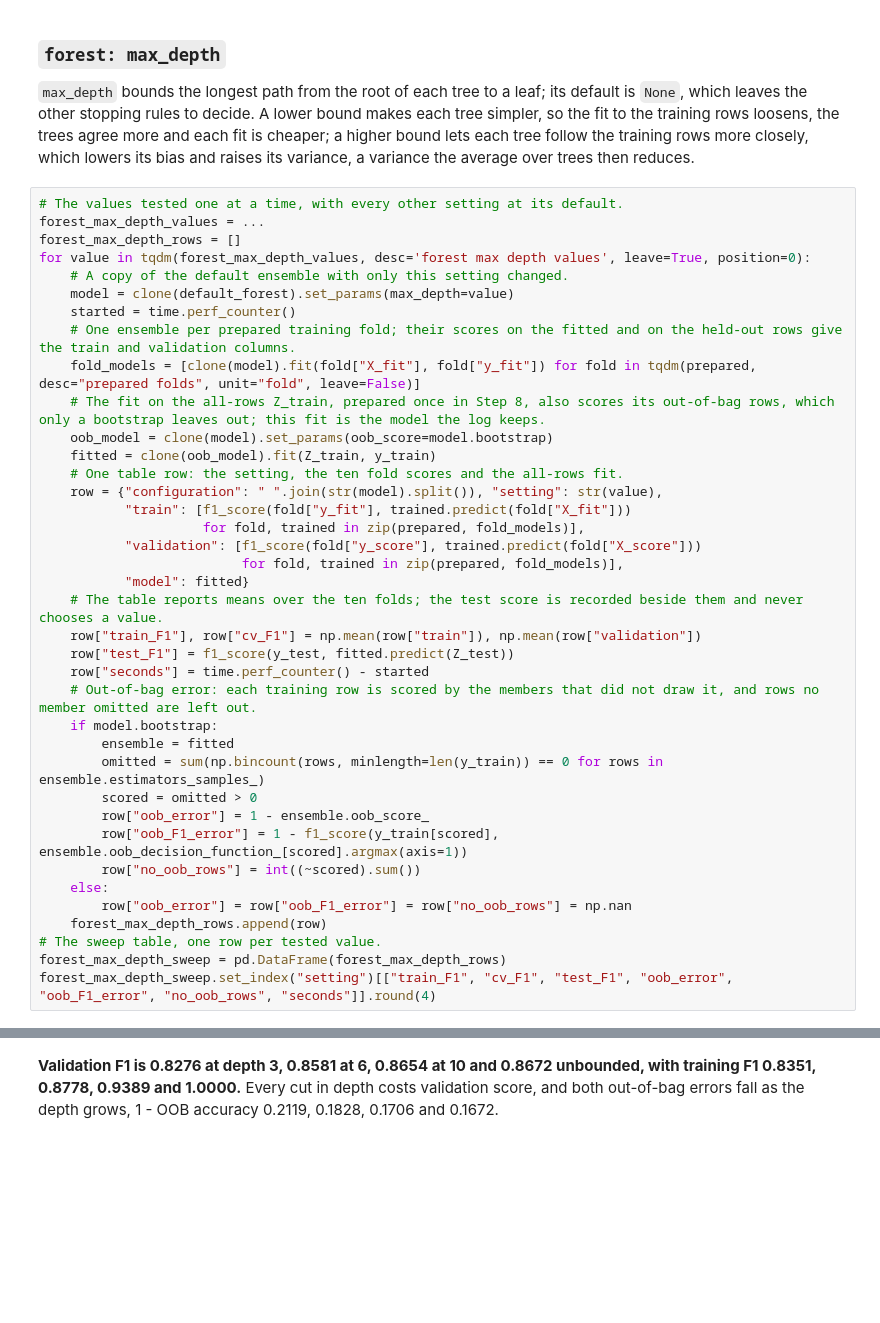
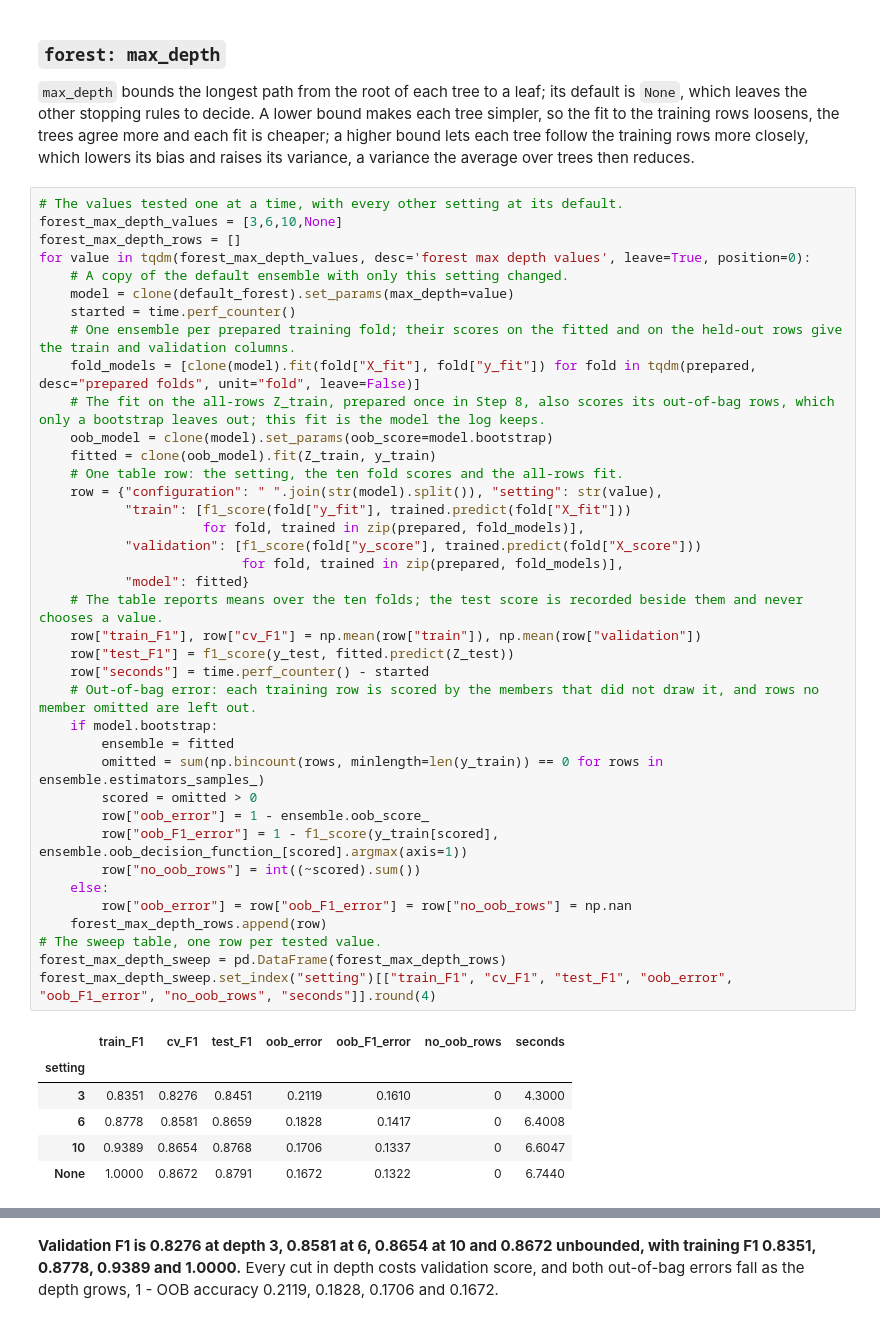
Before and after one commit to goncasfausto04/ML_DSAA_Practicals, a Jupyter notebook: notebooks/week_10/week_10_ensembles_bagging.ipynb, the cells around one changed output, grey strips where cells are left out. Cells and saved outputs as stored; diff of their text form; blank space fills up the shorter version.

```diff
--- a/notebooks/week_10/week_10_ensembles_bagging.ipynb
+++ b/notebooks/week_10/week_10_ensembles_bagging.ipynb
@@ -1001,7 +1245,7 @@ __Step 40:__ Change only forest `max_depth` on the fixed training folds, with th
 `max_depth` bounds the longest path from the root of each tree to a leaf; its default is `None`, which leaves the other stopping rules to decide. A lower bound makes each tree simpler, so the fit to the training rows loosens, the trees agree more and each fit is cheaper; a higher bound lets each tree follow the training rows more closely, which lowers its bias and raises its variance, a variance the average over trees then reduces.
 # %%
 # The values tested one at a time, with every other setting at its default.
-forest_max_depth_values = ...
+forest_max_depth_values = [3,6,10,None]
 forest_max_depth_rows = []
 for value in tqdm(forest_max_depth_values, desc='forest max depth values', leave=True, position=0):
     # A copy of the default ensemble with only this setting changed.
@@ -1010,33 +1254,40 @@ for value in tqdm(forest_max_depth_values, desc='forest max depth values', leave
     # One ensemble per prepared training fold; their scores on the fitted and on the held-out rows give the train and validation columns.
     fold_models = [clone(model).fit(fold["X_fit"], fold["y_fit"]) for fold in tqdm(prepared, desc="prepared folds", unit="fold", leave=False)]
     # The fit on the all-rows Z_train, prepared once in Step 8, also scores its out-of-bag rows, which only a bootstrap leaves out; this fit is the model the log keeps.
     oob_model = clone(model).set_params(oob_score=model.bootstrap)
     fitted = clone(oob_model).fit(Z_train, y_train)
     # One table row: the setting, the ten fold scores and the all-rows fit.
     row = {"configuration": " ".join(str(model).split()), "setting": str(value),
            "train": [f1_score(fold["y_fit"], trained.predict(fold["X_fit"]))
                      for fold, trained in zip(prepared, fold_models)],
            "validation": [f1_score(fold["y_score"], trained.predict(fold["X_score"]))
                           for fold, trained in zip(prepared, fold_models)],
            "model": fitted}
     # The table reports means over the ten folds; the test score is recorded beside them and never chooses a value.
     row["train_F1"], row["cv_F1"] = np.mean(row["train"]), np.mean(row["validation"])
     row["test_F1"] = f1_score(y_test, fitted.predict(Z_test))
     row["seconds"] = time.perf_counter() - started
     # Out-of-bag error: each training row is scored by the members that did not draw it, and rows no member omitted are left out.
     if model.bootstrap:
         ensemble = fitted
         omitted = sum(np.bincount(rows, minlength=len(y_train)) == 0 for rows in ensemble.estimators_samples_)
         scored = omitted > 0
         row["oob_error"] = 1 - ensemble.oob_score_
         row["oob_F1_error"] = 1 - f1_score(y_train[scored], ensemble.oob_decision_function_[scored].argmax(axis=1))
         row["no_oob_rows"] = int((~scored).sum())
     else:
         row["oob_error"] = row["oob_F1_error"] = row["no_oob_rows"] = np.nan
     forest_max_depth_rows.append(row)
 # The sweep table, one row per tested value.
 forest_max_depth_sweep = pd.DataFrame(forest_max_depth_rows)
 forest_max_depth_sweep.set_index("setting")[["train_F1", "cv_F1", "test_F1", "oob_error", "oob_F1_error", "no_oob_rows", "seconds"]].round(4)
+# %% [output]
+|  | train_F1 | cv_F1 | test_F1 | oob_error | oob_F1_error | no_oob_rows | seconds |
+| setting |  |  |  |  |  |  |  |
+| 3 | 0.8351 | 0.8276 | 0.8451 | 0.2119 | 0.1610 | 0 | 4.3000 |
+| 6 | 0.8778 | 0.8581 | 0.8659 | 0.1828 | 0.1417 | 0 | 6.4008 |
+| 10 | 0.9389 | 0.8654 | 0.8768 | 0.1706 | 0.1337 | 0 | 6.6047 |
+| None | 1.0000 | 0.8672 | 0.8791 | 0.1672 | 0.1322 | 0 | 6.7440 |
 # %%
 # The sweep's winner joins the log.
 best = forest_max_depth_sweep.loc[forest_max_depth_sweep["cv_F1"].idxmax()]
```
Also changed, not shown: parts of 56 cells of this notebook, 10 other files.
